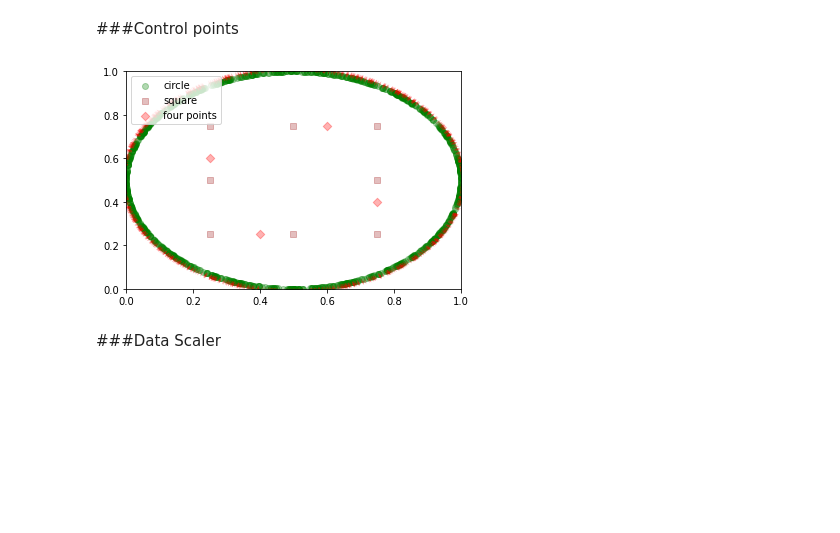
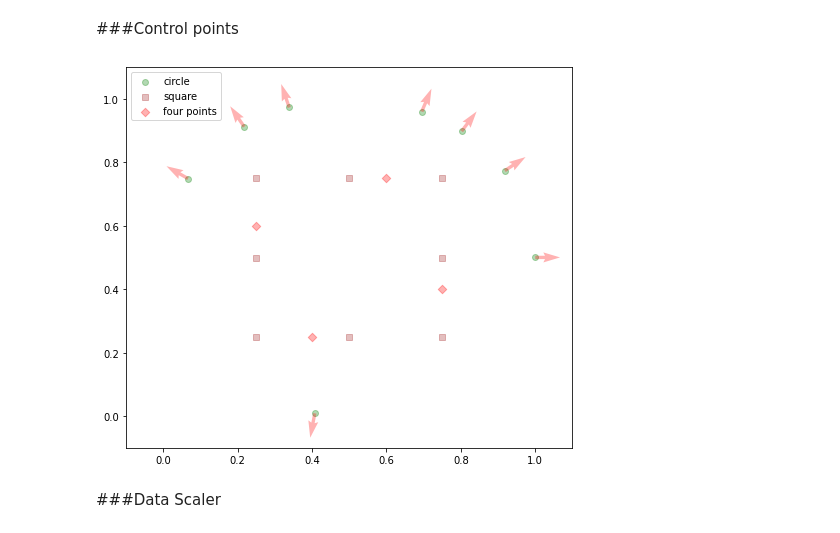
Before and after one commit to Egoago/Onlab, a Jupyter notebook: Önlab.ipynb, the cells around one changed output. Saved outputs shown, nothing was run; the diff lists cells and outputs as text; code cells hidden in the pictures; blank space fills up the shorter version.

```diff
--- a/Önlab.ipynb
+++ b/Önlab.ipynb
@@ -36,37 +36,38 @@ square = np.array([
                    [0.75,0.75],
                    [0.5,0.75],
                    [0.25,0.75],
                    [0.25,0.5]
                    ])
 fourPoints = np.array([
                    [0.4,0.25],
                    [0.75,0.4],
                    [0.6,0.75],
                    [0.25,0.6],
                    ])
 fourPointsN = np.array([
                    [-1.0,0.0],
                    [1.0,0.0],
                    [1.0,0.0],
                    [-1.0,0.0],
                    ])
-res = 1000
+res = 8
 circle = np.empty((res,2))
 circleN = np.empty((res,2))
 for i in range(res):
   phi = np.random.rand()*2*np.pi
   circle[i] =  [np.cos(phi)/2+0.5, np.sin(phi)/2+0.5]
   circleN[i] = [np.cos(phi), np.sin(phi)]
+plt.figure(figsize=(8,7))
 plt.scatter(circle[:,0], circle[:,1], c='green', marker='o', label='circle', alpha=0.3)
 plt.scatter(square[:,0], square[:,1], c='brown', marker='s', label='square', alpha=0.3)
 plt.scatter(fourPoints[:,0], fourPoints[:,1], c='red', marker='D', label='four points', alpha=0.3)
 plt.quiver(circle[:,0], circle[:,1], circleN[:,0], circleN[:,1], color='red', alpha=0.3)
 plt.legend(loc='upper left')
-plt.xlim(0, 1)
-plt.ylim(0, 1)
+plt.xlim(-0.1, 1.1)
+plt.ylim(-0.1, 1.1)
 plt.show()
 # %% [output]
-[figure, old version]
+[figure, new version]
 # %% [markdown]
 ###Data Scaler
 # %%
```
Also changed, not shown: parts of 5 cells of this notebook.
